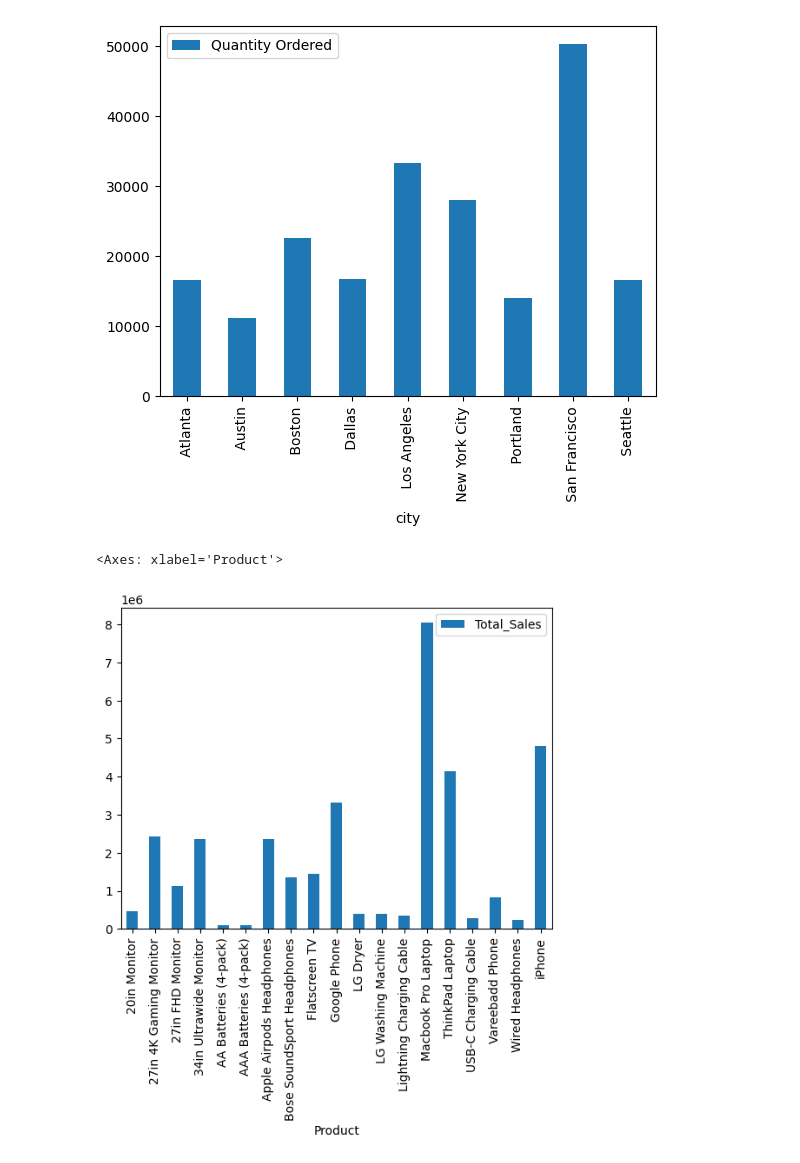
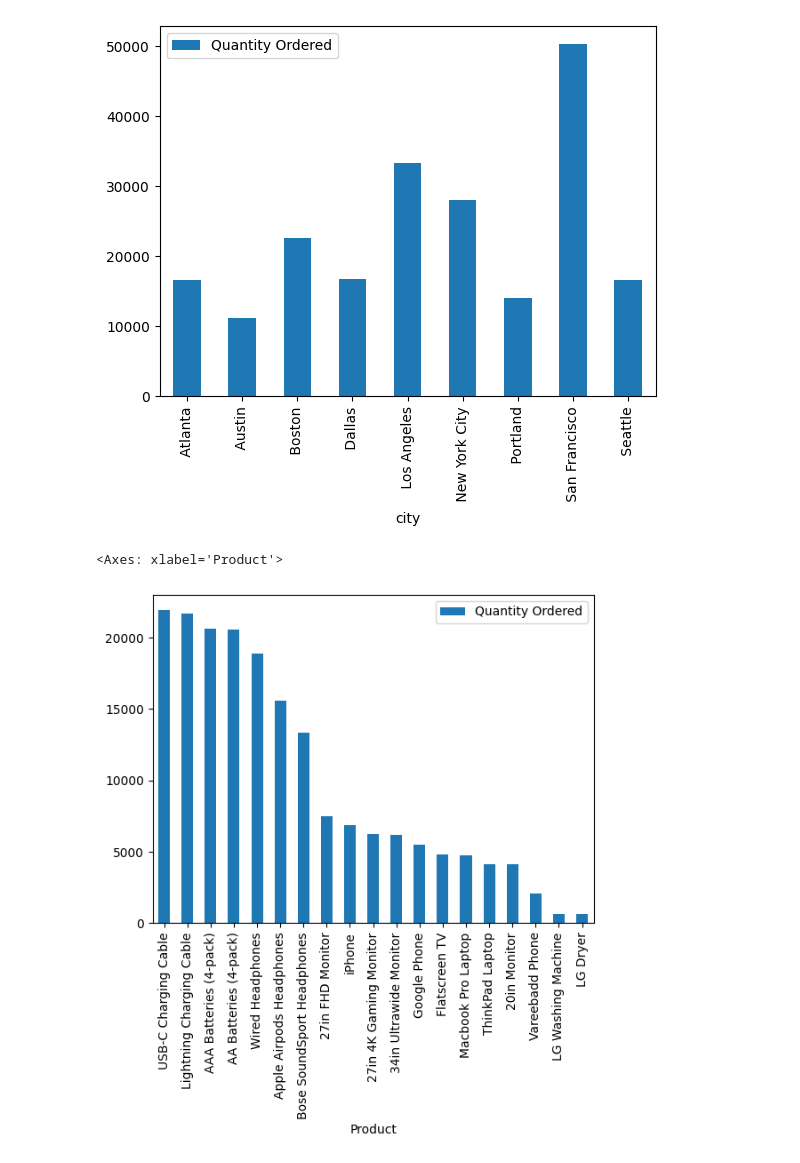
Before and after one commit to Nishantthakurrr/Sales-Data-Analysis, a Jupyter notebook: Sales_Data_Analysis.ipynb, the cells around one changed output. Drawn from its saved outputs; the diff is of its cells as text; code cells hidden in the pictures.

```diff
--- a/Sales_Data_Analysis.ipynb
+++ b/Sales_Data_Analysis.ipynb
@@ -360,9 +375,9 @@ Sales_data.pivot_table(index="city", values="Quantity Ordered", aggfunc="sum").p
 <Axes: xlabel='city'>
 [figure]
 # %%
-# Product with the most amount of sale
+# In the below code, we had checked with the maximum qty sold of any product
 
-Sales_data.pivot_table(index="Product", values="Total_Sales", aggfunc="sum").plot(kind="bar")
+Sales_data.pivot_table(index="Product", values="Quantity Ordered", aggfunc="count", ).sort_values(by="Quantity Ordered", ascending=False).plot(kind="bar")
 # %% [output]
 <Axes: xlabel='Product'>
-[figure, old version]
+[figure, new version]
```
Also changed, not shown: parts of 11 cells of this notebook.
